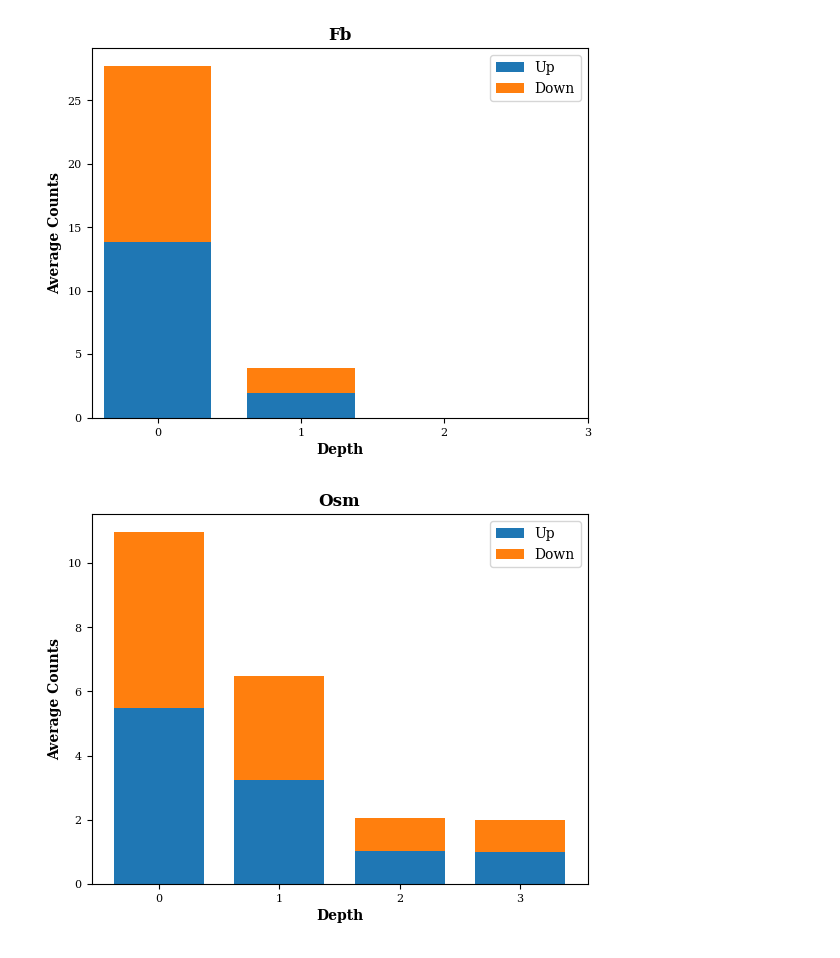
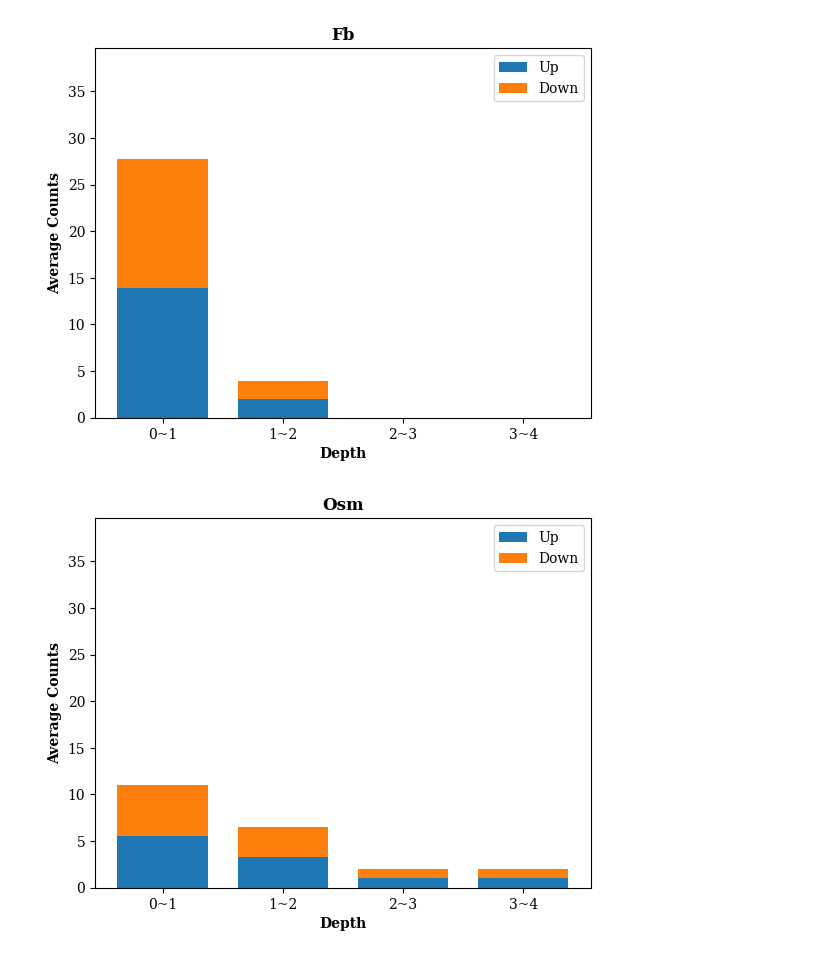
Before and after one commit to neokkk/GRE, a Jupyter notebook: scripts/cdf.ipynb, the cells around one changed output. Cells and saved outputs as stored; diff of their text form; code cells hidden in the pictures.

```diff
--- a/scripts/cdf.ipynb
+++ b/scripts/cdf.ipynb
@@ -102,12 +105,14 @@ for file_name in csv_file_names:
     df = pd.read_csv(file_name)
     for depth, _, _ in df.itertuples(index=False):
         try:
-            int(depth)
-            all_depths.add(depth)
+            all_depths.add(int(depth))
         except ValueError:
             continue
 
 all_depths = sorted(all_depths)
+
+averages = np.arange(len(csv_file_names), dtype=object)
+global_ups_downs = []
 
 for i, file_name in enumerate(csv_file_names):
     depth_data = {}
@@ -115,7 +120,7 @@ for i, file_name in enumerate(csv_file_names):
 
     for depth, up, down in df.itertuples(index=False):
         try:
-            int(depth)
+            depth = int(depth)
         except ValueError:
             continue
 
@@ -124,24 +129,30 @@ for i, file_name in enumerate(csv_file_names):
         depth_data[depth]['up'].append(up)
         depth_data[depth]['down'].append(down)
 
-    averages = {depth: {'up': np.mean(info['up']), 'down': np.mean(info['down'])} for depth in all_depths for info in [depth_data.get(depth, {'up': [], 'down': []})]}
+    averages[i] = {depth: {'up': np.mean(info['up']), 'down': np.mean(info['down'])} for depth in all_depths for info in [depth_data.get(depth, {'up': [0], 'down': [0]})]}
+    global_ups_downs.extend([averages[i][depth]['up'] + averages[i][depth]['down'] for depth in all_depths])
 
-    ups = [averages[depth]['up'] for depth in all_depths]
-    downs = [averages[depth]['down'] for depth in all_depths]
+y_min = min(global_ups_downs)
+y_max = max(global_ups_downs)
+
+for i, file_name in enumerate(csv_file_names):
+    ups = [averages[i][depth]['up'] for depth in all_depths]
+    downs = [averages[i][depth]['down'] for depth in all_depths]
 
     fig, ax = plt.subplots()
     bar_width = 0.3
     index = np.arange(len(all_depths)) * (bar_width + 0.1)
+    xlabels = [f'{int(depth)}~{int(depth) + 1}' for depth in all_depths]
 
-    bar1 = ax.bar(index, ups, bar_width, label='Up')
-    bar2 = ax.bar(index, downs, bar_width, bottom=ups, label='Down')
+    ax.bar(index, ups, bar_width, label='Up')
+    ax.bar(index, downs, bar_width, bottom=ups, label='Down')
 
     ax.set_xlabel('Depth', fontdict={'weight': 'bold'})
     ax.set_ylabel('Average Counts', fontdict={'weight': 'bold'})
-    ax.set_title(datasets[i][:1].upper() + datasets[i][1:], fontdict={'size': 12, 'weight': 'bold'})
+    ax.set_title(datasets[i][:1].upper() + datasets[i][1:], fontdict={'weight': 'bold'})
     ax.set_xticks(index)
-    ax.set_xticklabels(all_depths, size=8)
-    ax.tick_params(axis='y', labelsize=8)
+    ax.set_xticklabels(xlabels)
+    ax.set_ylim([y_min, y_max * 1.1])
     ax.legend(loc='upper right')
 
     plt.show()
@@ -151,2 +162,2 @@ for i, file_name in enumerate(csv_file_names):
-[figure, old version]
+[figure, new version]
-[figure, old version]
+[figure, new version]
```
Also changed, not shown: parts of 7 cells of this notebook.
